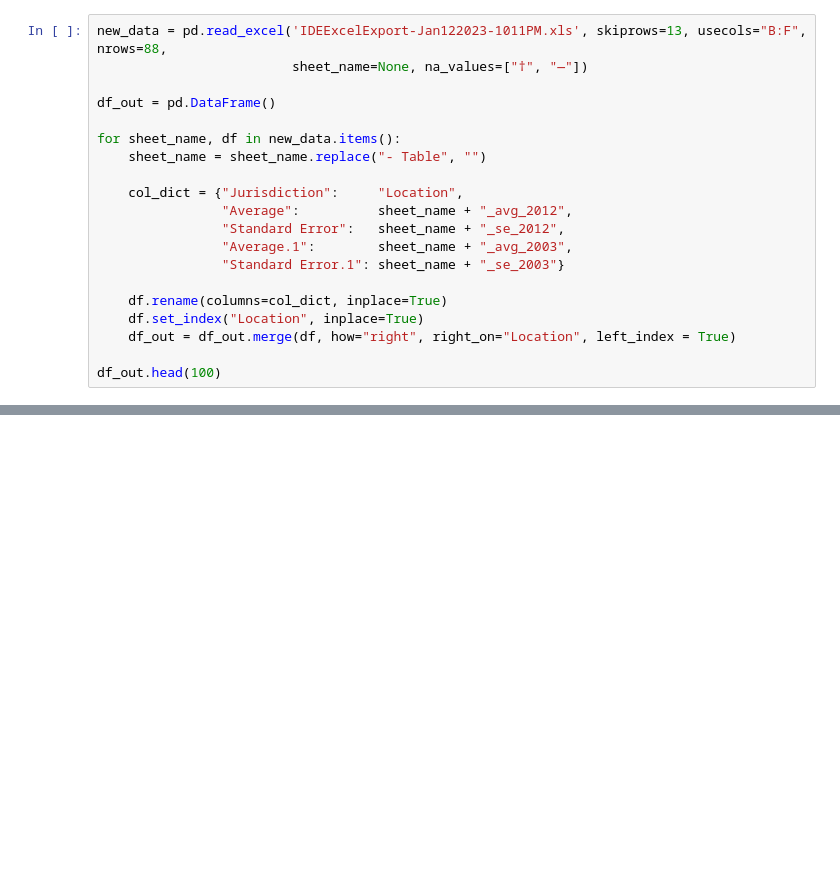
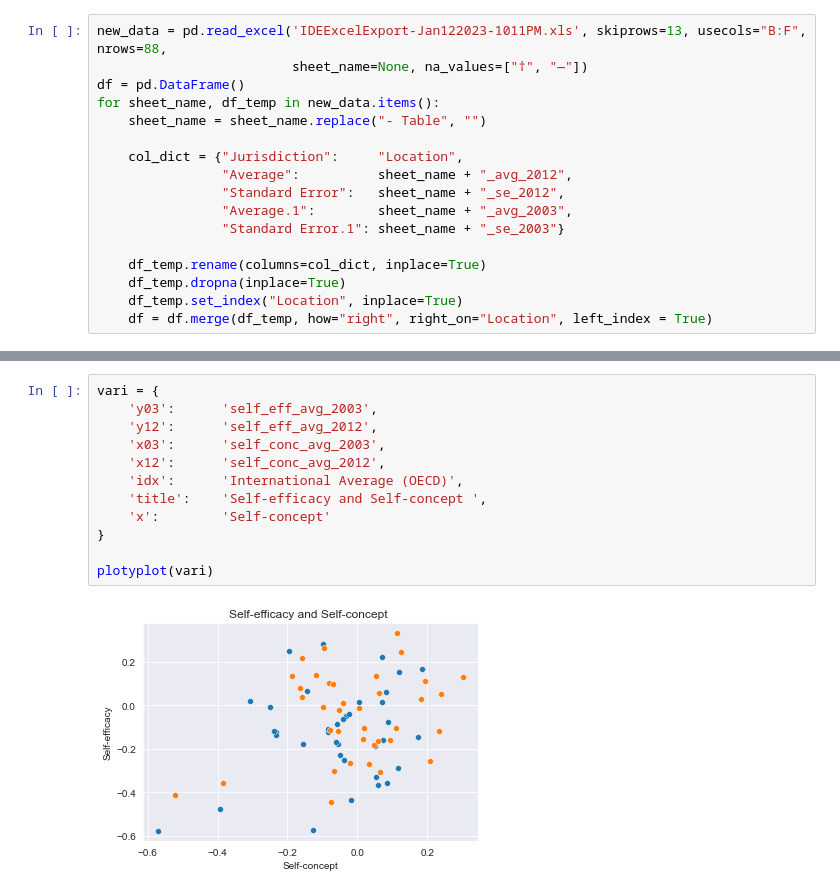
Before and after one commit to curiotiks/pisa_analysis, a Jupyter notebook: pisa_visuals.ipynb, the cells around one changed output, grey strips where cells are left out. Cells and saved outputs as stored; diff of their text form; blank space fills up the shorter version.

```diff
--- a/pisa_visuals.ipynb
+++ b/pisa_visuals.ipynb
@@ -8,10 +12,8 @@ import seaborn as sns
 # %%
 new_data = pd.read_excel('IDEExcelExport-Jan122023-1011PM.xls', skiprows=13, usecols="B:F", nrows=88,
                          sheet_name=None, na_values=["†", "—"])
-
-df_out = pd.DataFrame()
-
-for sheet_name, df in new_data.items():
+df = pd.DataFrame()
+for sheet_name, df_temp in new_data.items():
     sheet_name = sheet_name.replace("- Table", "")
 
     col_dict = {"Jurisdiction":     "Location",
@@ -20,8 +22,7 @@ for sheet_name, df in new_data.items():
                 "Average.1":        sheet_name + "_avg_2003",
                 "Standard Error.1": sheet_name + "_se_2003"}
 
-    df.rename(columns=col_dict, inplace=True)
-    df.set_index("Location", inplace=True)
-    df_out = df_out.merge(df, how="right", right_on="Location", left_index = True)
-
-df_out.head(100)
+    df_temp.rename(columns=col_dict, inplace=True)
+    df_temp.dropna(inplace=True)
+    df_temp.set_index("Location", inplace=True)
+    df = df.merge(df_temp, how="right", right_on="Location", left_index = True)
@@ -73,0 +80,14 @@ plt.show()
+# %%
+vari = {
+    'y03':      'self_eff_avg_2003',
+    'y12':      'self_eff_avg_2012',
+    'x03':      'self_conc_avg_2003',
+    'x12':      'self_conc_avg_2012',
+    'idx':      'International Average (OECD)',
+    'title':    'Self-efficacy and Self-concept ',
+    'x':        'Self-concept'
+}
+
+plotyplot(vari)
+# %% [output]
+[figure, added]
```
Also changed, not shown: parts of 10 cells of this notebook, 1 other file.
